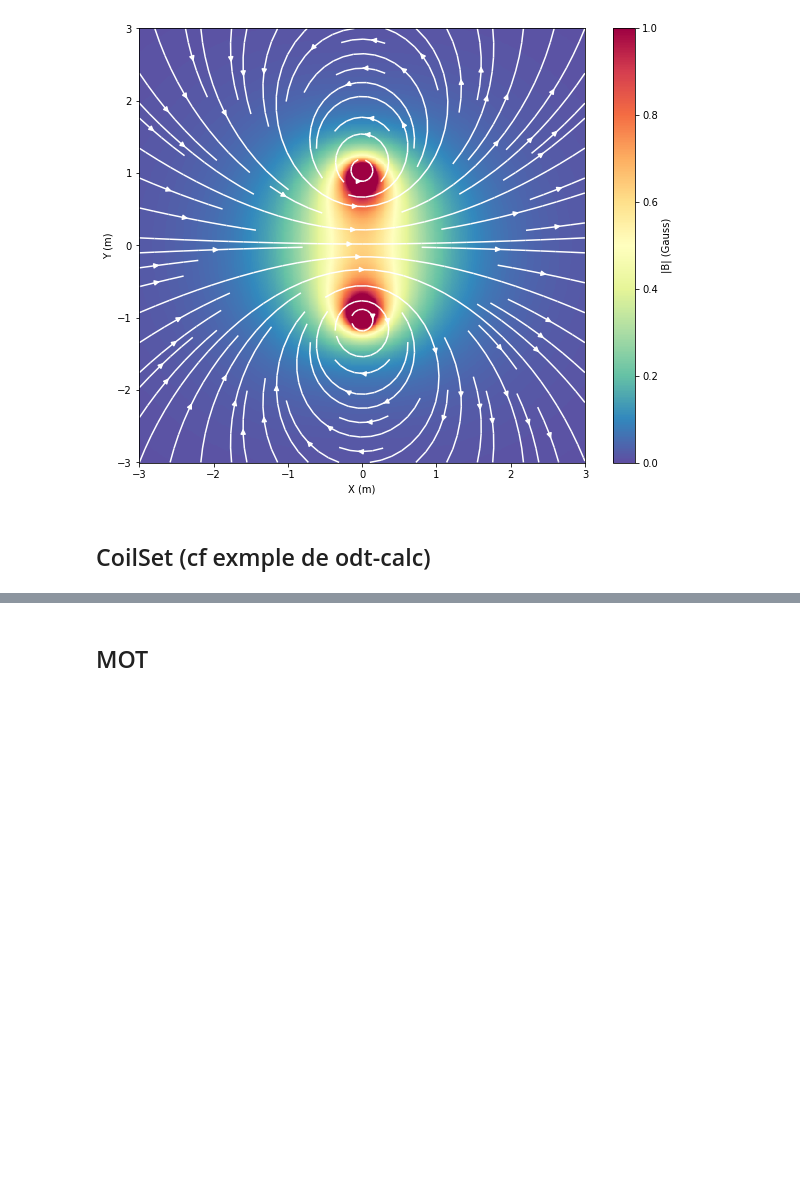
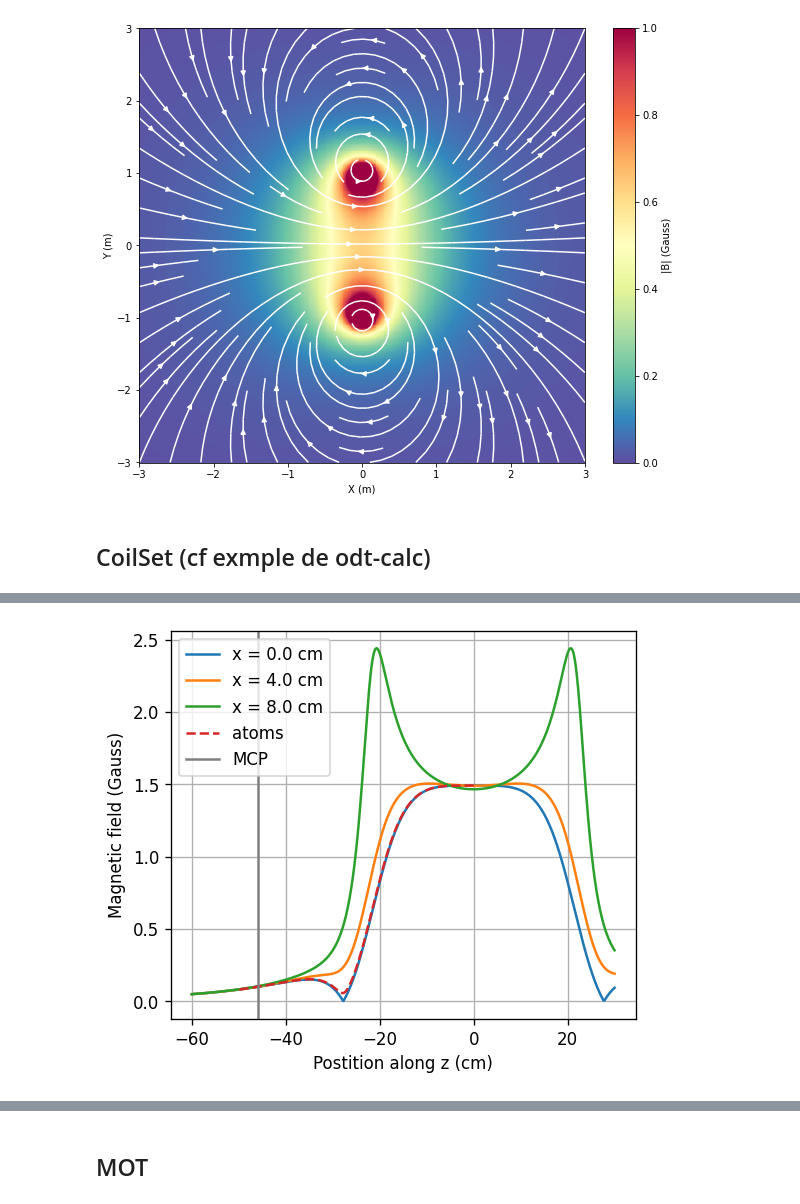
Before and after one commit to quantumatomoptic/heliumtools, a Jupyter notebook: heliumtools/exemples/odt-calc-coils-manip-helium.ipynb, the cells around one changed output, grey strips where cells are left out. Cells and saved outputs as stored; diff of their text form; code cells hidden in the pictures; blank space fills up the shorter version.

```diff
--- a/heliumtools/exemples/odt-calc-coils-manip-helium.ipynb
+++ b/heliumtools/exemples/odt-calc-coils-manip-helium.ipynb
@@ -115,0 +148,27 @@ plt.show()
+# %%
+x = np.linspace(0, 0.08, 3)
+z = np.linspace(-0.6, 0.3, 500)
+y = 0
+x, z = np.meshgrid(x, z)
+Bx, By, Bz = helm_coil.field(x, y, z, unit='G')
+Btot = np.sqrt(Bx**2 + Bz**2 + By**2)
+t = np.linspace(0, 0.320, 321) # temps de chute des atomes
+g = 9.81
+z_atom = -0.5*g*t**2
+x_atom = 0 + 42.5e-3 * t
+y_atom = 0
+Bx_atom, By_atom, Bz_atom = helm_coil.field(x_atom, y_atom, z_atom, unit='G')
+Btot_atom = np.sqrt(Bx_atom**2 + Bz_atom**2 + By_atom**2)
+fig, ax = plt.subplots(1, 1, figsize=(5, 4.2), dpi = 120)
+for i in range(len(x[0])):
+    posx = x[0,i] * 100
+    ax.plot(z[:,i]*100, Btot[:, i], label = "x = {} cm".format(posx))
+ax.plot(z_atom*100, Btot_atom, label = "atoms", ls = "--")
+ax.set_xlabel("Postition along z (cm)")
+ax.set_ylabel("Magnetic field (Gauss)")
+ax.axvline(x = -0.46*100, color = "grey", label = "MCP")
+plt.legend()
+plt.grid(True)
+plt.show()
+# %% [output]
+[figure, added]
```
Also changed, not shown: parts of 3 cells of this notebook, 3 other files.
